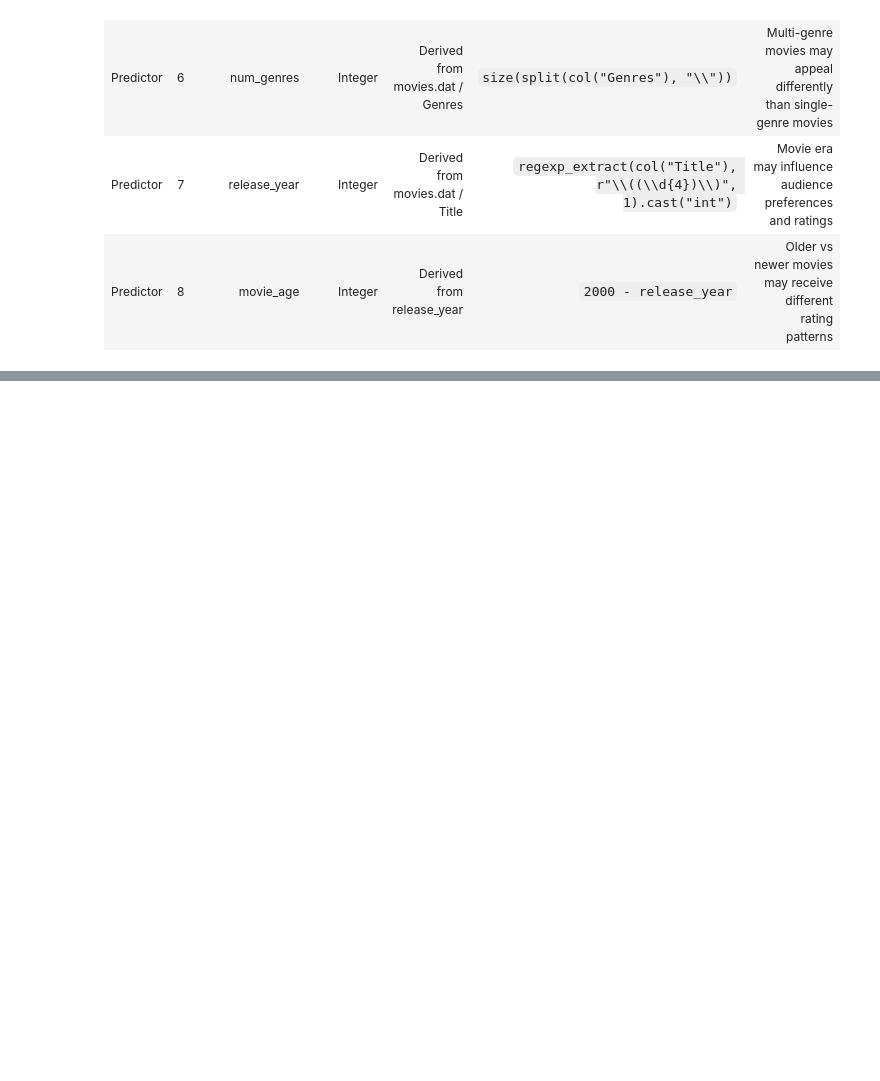
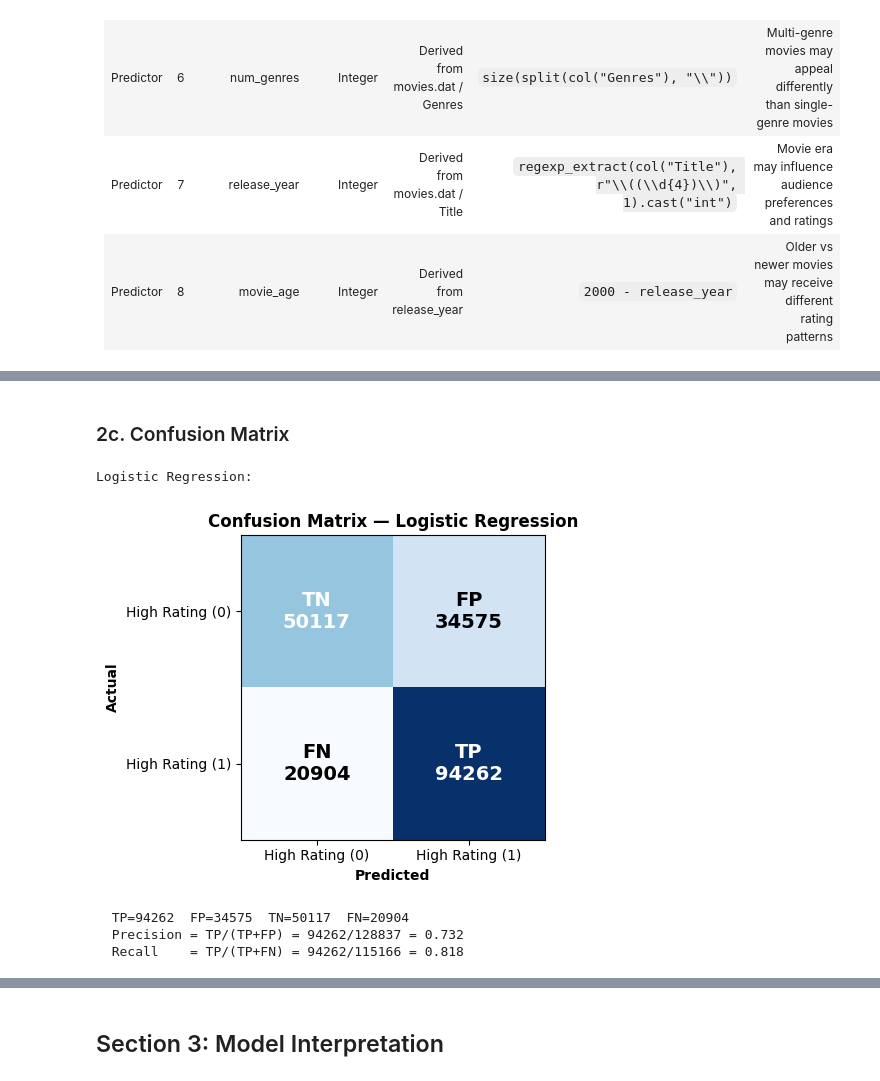
Before and after one commit to RutvikNK/cs570_movie-lens_group2, a Jupyter notebook: Vortex_D3.ipynb, the cells around one changed output, grey strips where cells are left out. Drawn from its saved outputs; the diff is of its cells as text; code cells hidden in the pictures; blank space fills up the shorter version.

```diff
--- a/Vortex_D3.ipynb
+++ b/Vortex_D3.ipynb
@@ -1428,0 +255,16 @@ I worked on the data quality and feature setup. I implemented the required data
+# %%
+from pyspark.ml import Pipeline
+from pyspark.ml.classification import LogisticRegression
+
+train, test = df_joined.randomSplit([0.8, 0.2], seed=42)
+
+lr = LogisticRegression(
+ featuresCol="features",
+ labelCol="high_rating",
+ maxIter=100
+)
+pipeline = Pipeline(stages=[assembler, scaler, lr])
+model = pipeline.fit(train)
+predictions = model.transform(test)
+
+predictions.show(5)
@@ -1428,0 +324,61 @@ I worked on the data quality and feature setup. I implemented the required data
+# %% [markdown]
+### 2c. Confusion Matrix
+# %%
+import numpy as np
+import matplotlib.pyplot as plt
+
+def plot_confusion_matrix(predictions, title, label_col="high_rating"):
+    """Compute and plot a confusion matrix from Spark predictions."""
+
+    cm_df = predictions.groupBy(label_col, "prediction").count().toPandas()
+
+    # Build 2x2 matrix
+    cm = np.zeros((2, 2), dtype=int)
+    for _, row in cm_df.iterrows():
+        actual = int(row[label_col])
+        pred   = int(row["prediction"])
+        cm[actual][pred] = int(row["count"])
+
+    fig, ax = plt.subplots(figsize=(5, 4))
+    im = ax.imshow(cm, cmap="Blues")
+
+    # Labels
+    labels = ["High Rating (0)", "High Rating (1)"]
+    ax.set_xticks([0, 1])
+    ax.set_yticks([0, 1])
+    ax.set_xticklabels(labels)
+    ax.set_yticklabels(labels)
+    ax.set_xlabel("Predicted", fontweight="bold")
+    ax.set_ylabel("Actual", fontweight="bold")
+    ax.set_title(title, fontweight="bold")
+
+    # Annotate cells
+    cell_labels = [["TN", "FP"], ["FN", "TP"]]
+    for i in range(2):
+        for j in range(2):
+            color = "white" if cm[i][j] > cm.max() / 2 else "black"
+            ax.text(j, i, f"{cell_labels[i][j]}\n{cm[i][j]}",
+                    ha="center", va="center", fontsize=14,
+                    fontweight="bold", color=color)
+
+    plt.tight_layout()
+    plt.show()
+
+    # Print derived metrics
+    tp, fp, tn, fn = cm[1][1], cm[0][1], cm[0][0], cm[1][0]
+    print(f"  TP={tp}  FP={fp}  TN={tn}  FN={fn}")
+    if tp + fp > 0:
+        print(f"  Precision = TP/(TP+FP) = {tp}/{tp+fp} = {tp/(tp+fp):.3f}")
+    if tp + fn > 0:
+        print(f"  Recall    = TP/(TP+FN) = {tp}/{tp+fn} = {tp/(tp+fn):.3f}")
+
+print("Logistic Regression:")
+plot_confusion_matrix(predictions, "Confusion Matrix — Logistic Regression")
+
+predictions.groupBy("high_rating", "prediction").count().show()
+# %% [output]
+Logistic Regression:
+[figure, added]
+  TP=94262  FP=34575  TN=50117  FN=20904
+  Precision = TP/(TP+FP) = 94262/128837 = 0.732
+  Recall    = TP/(TP+FN) = 94262/115166 = 0.818
@@ -1428,0 +393,2 @@ I worked on the data quality and feature setup. I implemented the required data
+# %% [markdown]
+## Section 3: Model Interpretation
```
Also changed, not shown: parts of 211 cells of this notebook.
